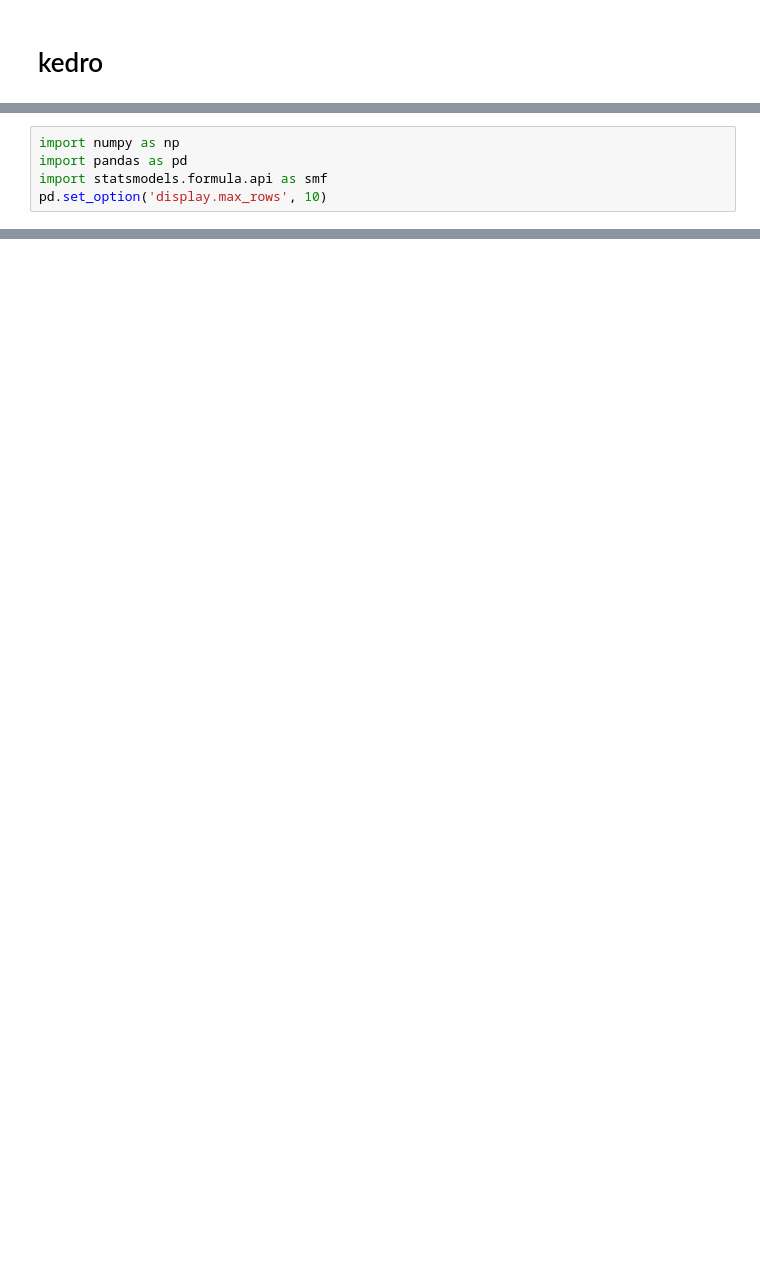
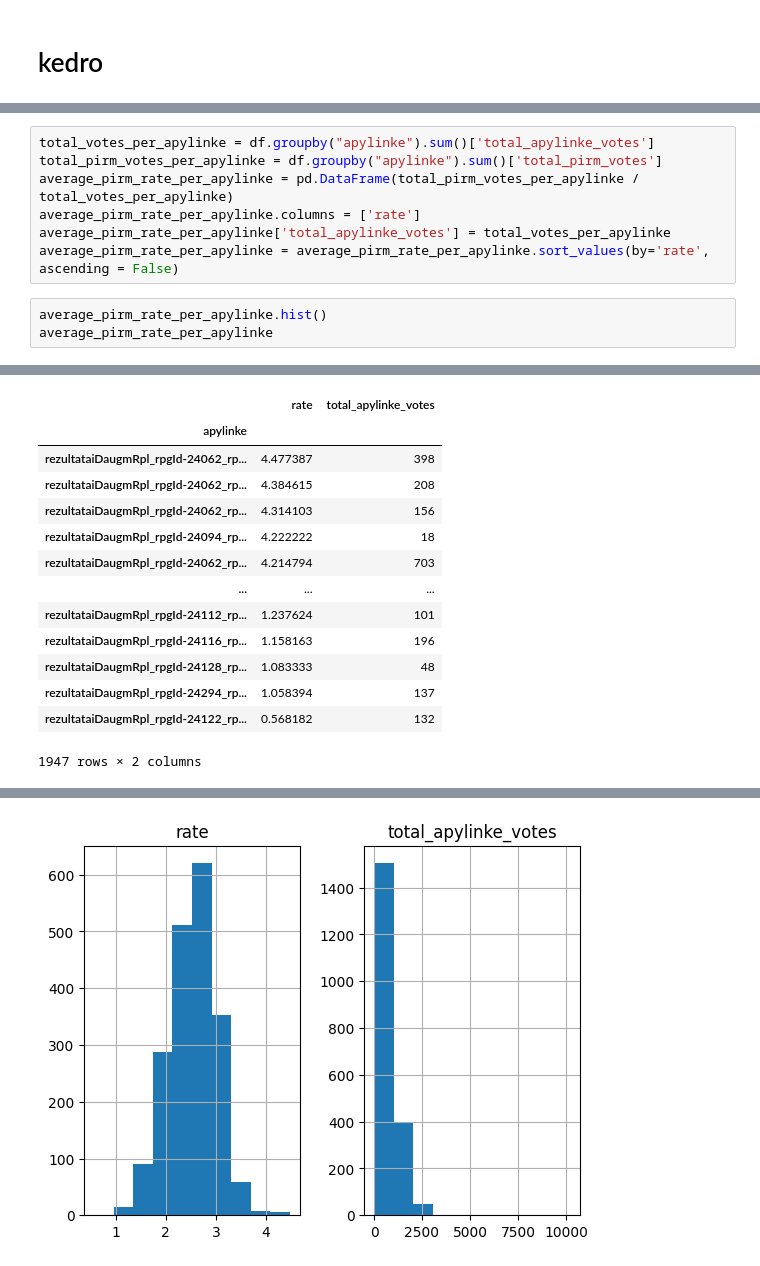
Before and after one commit to Aukstojas/lithuania-election-results, a Jupyter notebook: notebooks/analysis.ipynb, the cells around one changed output, grey strips where cells are left out. Cells and saved outputs as stored; diff of their text form; blank space fills up the shorter version.

```diff
--- a/notebooks/analysis.ipynb
+++ b/notebooks/analysis.ipynb
@@ -187,5 +27,0 @@ False
-# %%
-import numpy as np
-import pandas as pd
-import statsmodels.formula.api as smf
-pd.set_option('display.max_rows', 10)
@@ -562,0 +145,11 @@ df = df[df.apygarda != 'rezultataiDaugmRpg_rpgId-24094.html']
+# %%
+total_votes_per_apylinke = df.groupby("apylinke").sum()['total_apylinke_votes']
+total_pirm_votes_per_apylinke = df.groupby("apylinke").sum()['total_pirm_votes']
+average_pirm_rate_per_apylinke = pd.DataFrame(total_pirm_votes_per_apylinke / total_votes_per_apylinke)
+average_pirm_rate_per_apylinke.columns = ['rate']
+average_pirm_rate_per_apylinke['total_apylinke_votes'] = total_votes_per_apylinke
+average_pirm_rate_per_apylinke = average_pirm_rate_per_apylinke.sort_values(by='rate', ascending = False)
+# %%
+average_pirm_rate_per_apylinke.hist()
+average_pirm_rate_per_apylinke
+# %% [output]
@@ -562,0 +157,14 @@ df = df[df.apygarda != 'rezultataiDaugmRpg_rpgId-24094.html']
+|  | rate | total_apylinke_votes |
+| apylinke |  |  |
+| rezultataiDaugmRpl_rpgId-24062_rp... | 4.477387 | 398 |
+| rezultataiDaugmRpl_rpgId-24062_rp... | 4.384615 | 208 |
+| rezultataiDaugmRpl_rpgId-24062_rp... | 4.314103 | 156 |
+| rezultataiDaugmRpl_rpgId-24094_rp... | 4.222222 | 18 |
+| rezultataiDaugmRpl_rpgId-24062_rp... | 4.214794 | 703 |
+| ... | ... | ... |
+| rezultataiDaugmRpl_rpgId-24112_rp... | 1.237624 | 101 |
+| rezultataiDaugmRpl_rpgId-24116_rp... | 1.158163 | 196 |
+| rezultataiDaugmRpl_rpgId-24128_rp... | 1.083333 | 48 |
+| rezultataiDaugmRpl_rpgId-24294_rp... | 1.058394 | 137 |
+| rezultataiDaugmRpl_rpgId-24122_rp... | 0.568182 | 132 |
+1947 rows × 2 columns
@@ -562,0 +172 @@ df = df[df.apygarda != 'rezultataiDaugmRpg_rpgId-24094.html']
+[figure, added]
```
Also changed, not shown: parts of 68 cells of this notebook, 1 other file.
